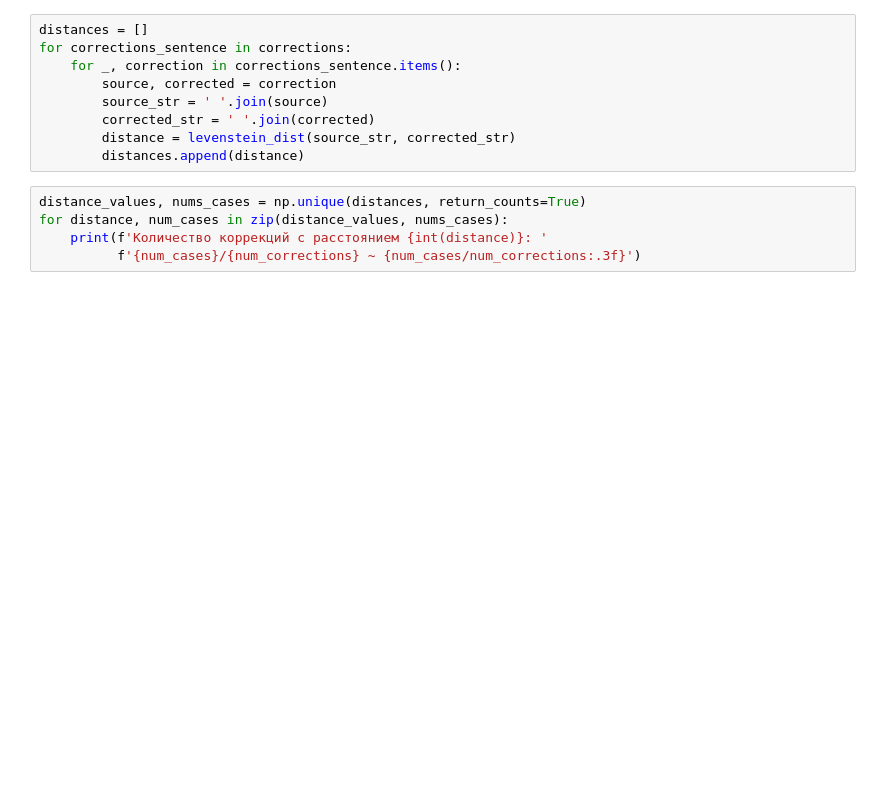
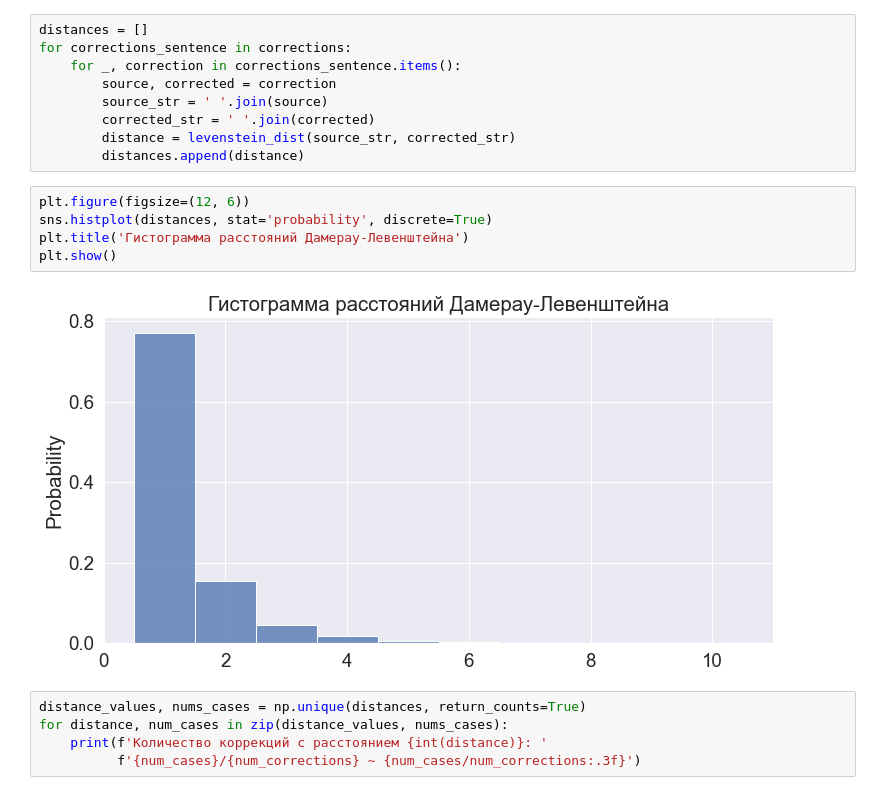
Before and after one commit to Mr-Geekman/bd-research, a Jupyter notebook: notebooks/6.0-db-eda.ipynb, the cells around one changed output. Drawn from its saved outputs; the diff is of its cells as text; blank space fills up the shorter version.

```diff
--- a/notebooks/6.0-db-eda.ipynb
+++ b/notebooks/6.0-db-eda.ipynb
@@ -443,6 +443,13 @@ for corrections_sentence in corrections:
         corrected_str = ' '.join(corrected)
         distance = levenstein_dist(source_str, corrected_str)
         distances.append(distance)
+# %%
+plt.figure(figsize=(12, 6))
+sns.histplot(distances, stat='probability', discrete=True)
+plt.title('Гистограмма расстояний Дамерау-Левенштейна')
+plt.show()
+# %% [output]
+[figure, added]
 # %%
 distance_values, nums_cases = np.unique(distances, return_counts=True)
 for distance, num_cases in zip(distance_values, nums_cases):
```
Also changed, not shown: parts of 3 cells of this notebook, 7 other files.
